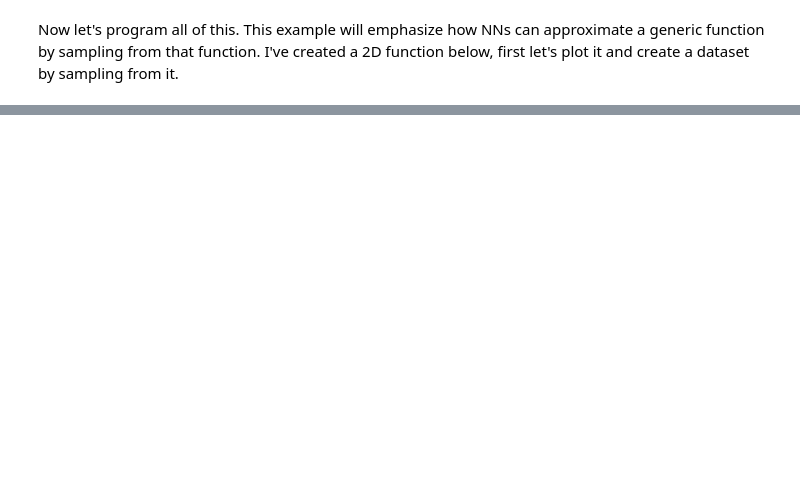
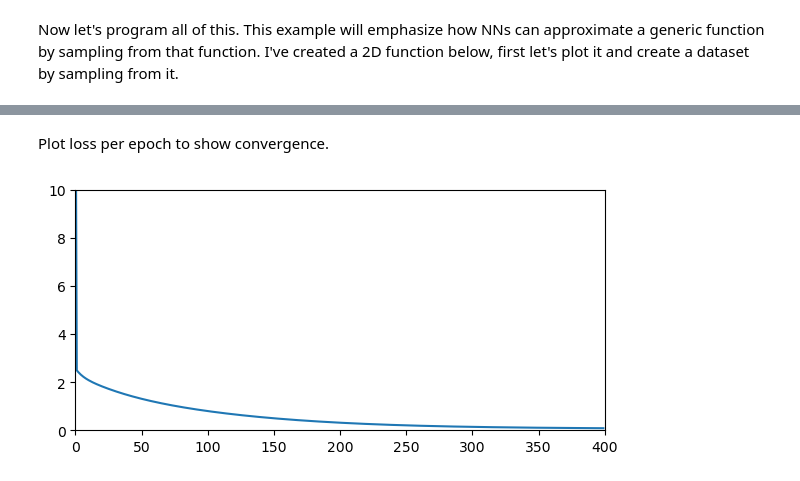
Before and after one commit to ARTS-Laboratory/Data-Processing-and-ML-Starter-Project, a Jupyter notebook: 07 - Neural Networks and Backpropagation/Neural Networks and Backpropagation.ipynb, the cells around one changed output, grey strips where cells are left out. Cells and saved outputs as stored; diff of their text form; code cells hidden in the pictures; blank space fills up the shorter version.

```diff
--- a/07 - Neural Networks and Backpropagation/Neural Networks and Backpropagation.ipynb
+++ b/07 - Neural Networks and Backpropagation/Neural Networks and Backpropagation.ipynb
@@ -49,0 +196,10 @@ The code above is hard-coded for a 3-layer MLP. Refactor it so that you can crea
+# %% [markdown]
+Plot loss per epoch to show convergence.
+# %%
+plt.figure(figsize=(6,3))
+plt.plot(loss_per_epoch)
+plt.xlim((0, n_epochs))
+plt.ylim((0, 10))
+plt.tight_layout()
+# %% [output]
+[figure, added]
```
Also changed, not shown: parts of 8 cells of this notebook.
